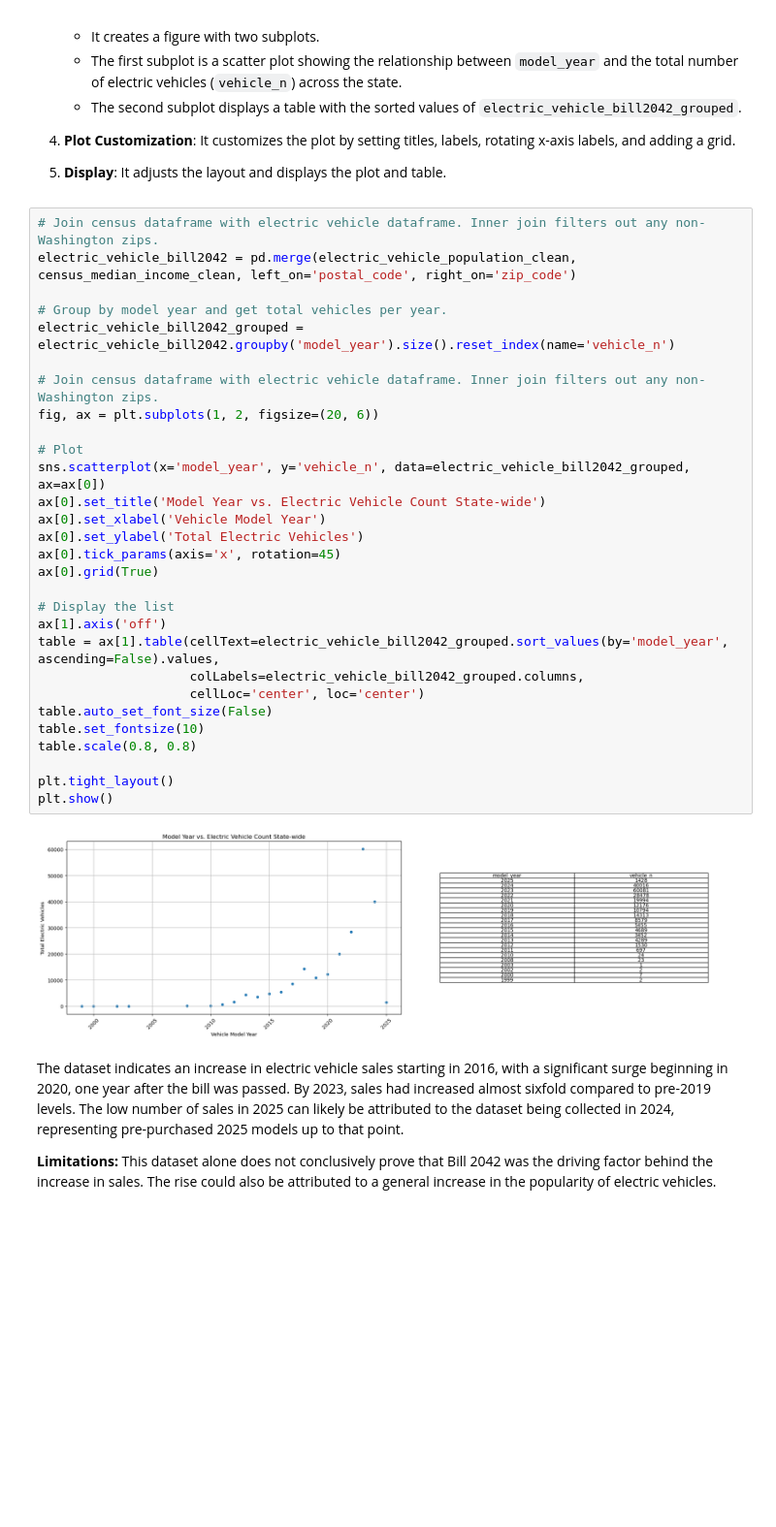
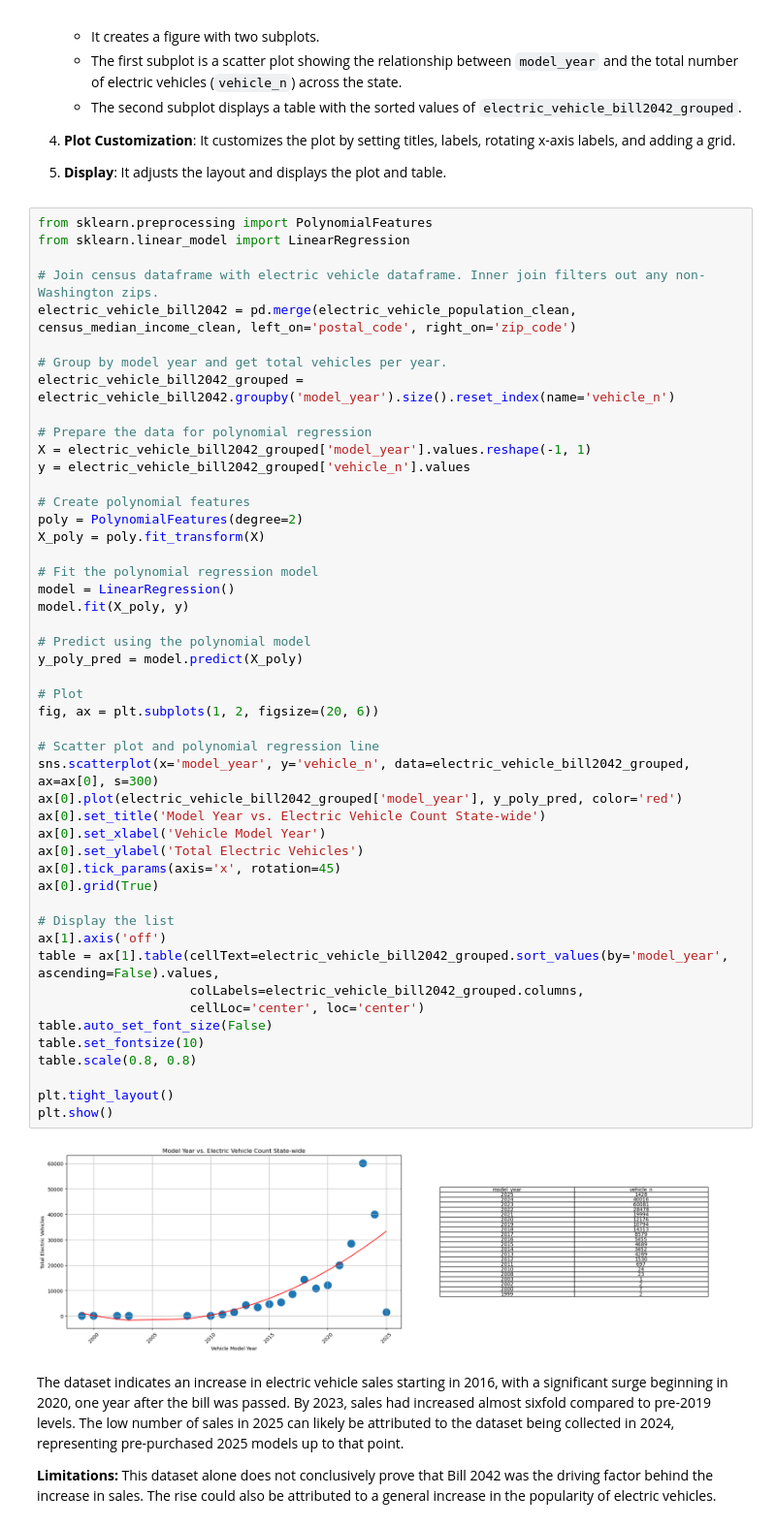
Before and after one commit to faufreiter/dds_ev_analysis, a Jupyter notebook: house_bill_2042.ipynb, the cells around one changed output. Shown at 97% size. Drawn from its saved outputs; the diff is of its cells as text; blank space fills up the shorter version.

Commit message:
add regression to sales plot and increase dot size.

```diff
--- a/house_bill_2042.ipynb
+++ b/house_bill_2042.ipynb
@@ -83,36 +83,55 @@ Do do that, we want to perform the following steps:
 
 5. **Display**: It adjusts the layout and displays the plot and table.
 # %%
+from sklearn.preprocessing import PolynomialFeatures
+from sklearn.linear_model import LinearRegression
+
 # Join census dataframe with electric vehicle dataframe. Inner join filters out any non-Washington zips.
 electric_vehicle_bill2042 = pd.merge(electric_vehicle_population_clean, census_median_income_clean, left_on='postal_code', right_on='zip_code')
 
 # Group by model year and get total vehicles per year.
 electric_vehicle_bill2042_grouped = electric_vehicle_bill2042.groupby('model_year').size().reset_index(name='vehicle_n')
 
-# Join census dataframe with electric vehicle dataframe. Inner join filters out any non-Washington zips.
+# Prepare the data for polynomial regression
+X = electric_vehicle_bill2042_grouped['model_year'].values.reshape(-1, 1)
+y = electric_vehicle_bill2042_grouped['vehicle_n'].values
+
+# Create polynomial features
+poly = PolynomialFeatures(degree=2)
+X_poly = poly.fit_transform(X)
+
+# Fit the polynomial regression model
+model = LinearRegression()
+model.fit(X_poly, y)
+
+# Predict using the polynomial model
+y_poly_pred = model.predict(X_poly)
+
+# Plot
 fig, ax = plt.subplots(1, 2, figsize=(20, 6))
 
-# Plot
-sns.scatterplot(x='model_year', y='vehicle_n', data=electric_vehicle_bill2042_grouped, ax=ax[0])
+# Scatter plot and polynomial regression line
+sns.scatterplot(x='model_year', y='vehicle_n', data=electric_vehicle_bill2042_grouped, ax=ax[0], s=300)
+ax[0].plot(electric_vehicle_bill2042_grouped['model_year'], y_poly_pred, color='red')
 ax[0].set_title('Model Year vs. Electric Vehicle Count State-wide')
 ax[0].set_xlabel('Vehicle Model Year')
 ax[0].set_ylabel('Total Electric Vehicles')
 ax[0].tick_params(axis='x', rotation=45)
 ax[0].grid(True)
 
 # Display the list
 ax[1].axis('off')
 table = ax[1].table(cellText=electric_vehicle_bill2042_grouped.sort_values(by='model_year', ascending=False).values,
                     colLabels=electric_vehicle_bill2042_grouped.columns,
                     cellLoc='center', loc='center')
 table.auto_set_font_size(False)
 table.set_fontsize(10)
 table.scale(0.8, 0.8)
 
 plt.tight_layout()
 plt.show()
 # %% [output]
-[figure, old version]
+[figure, new version]
 # %% [markdown]
 The dataset indicates an increase in electric vehicle sales starting in 2016, with a significant surge beginning in 2020, one year after the bill was passed. By 2023, sales had increased almost sixfold compared to pre-2019 levels. The low number of sales in 2025 can likely be attributed to the dataset being collected in 2024, representing pre-purchased 2025 models up to that point.
 
```
Also changed, not shown: parts of 3 cells of this notebook.
